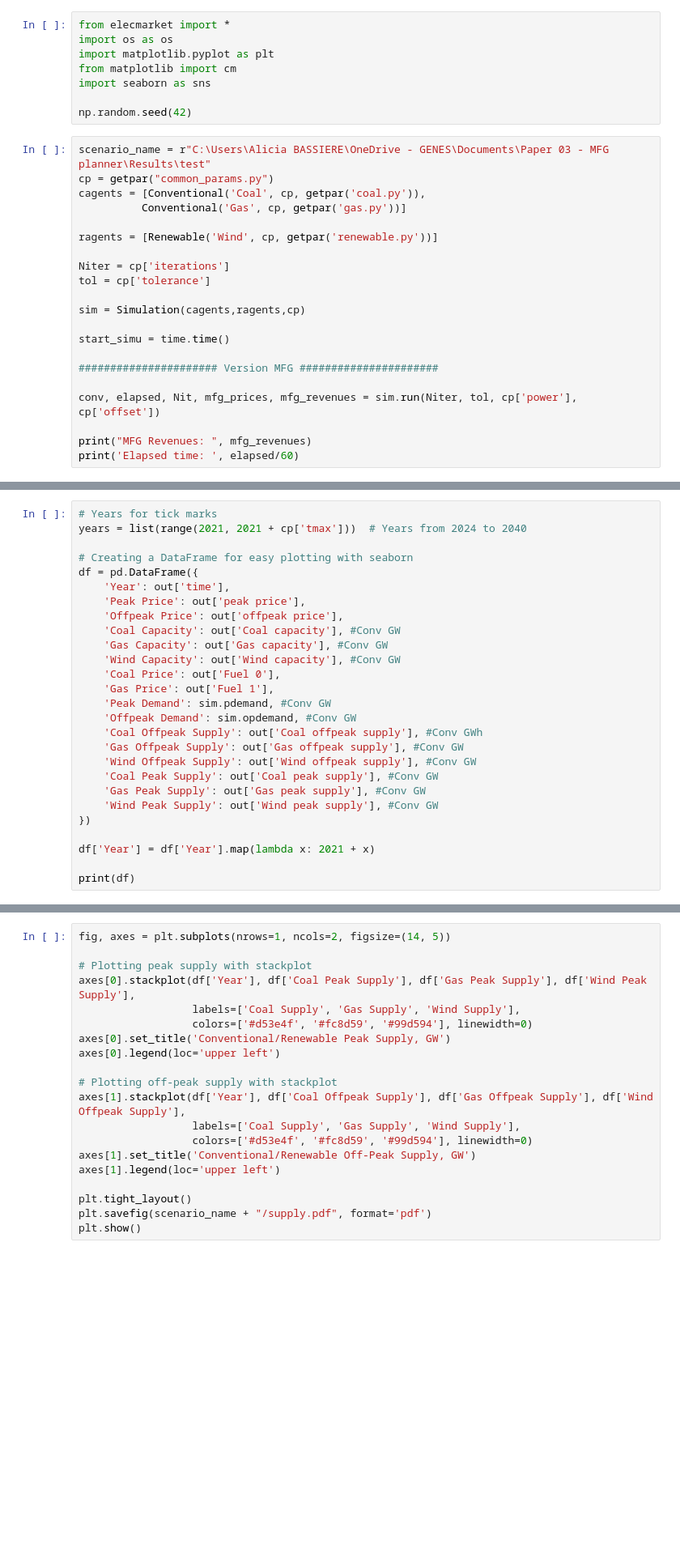
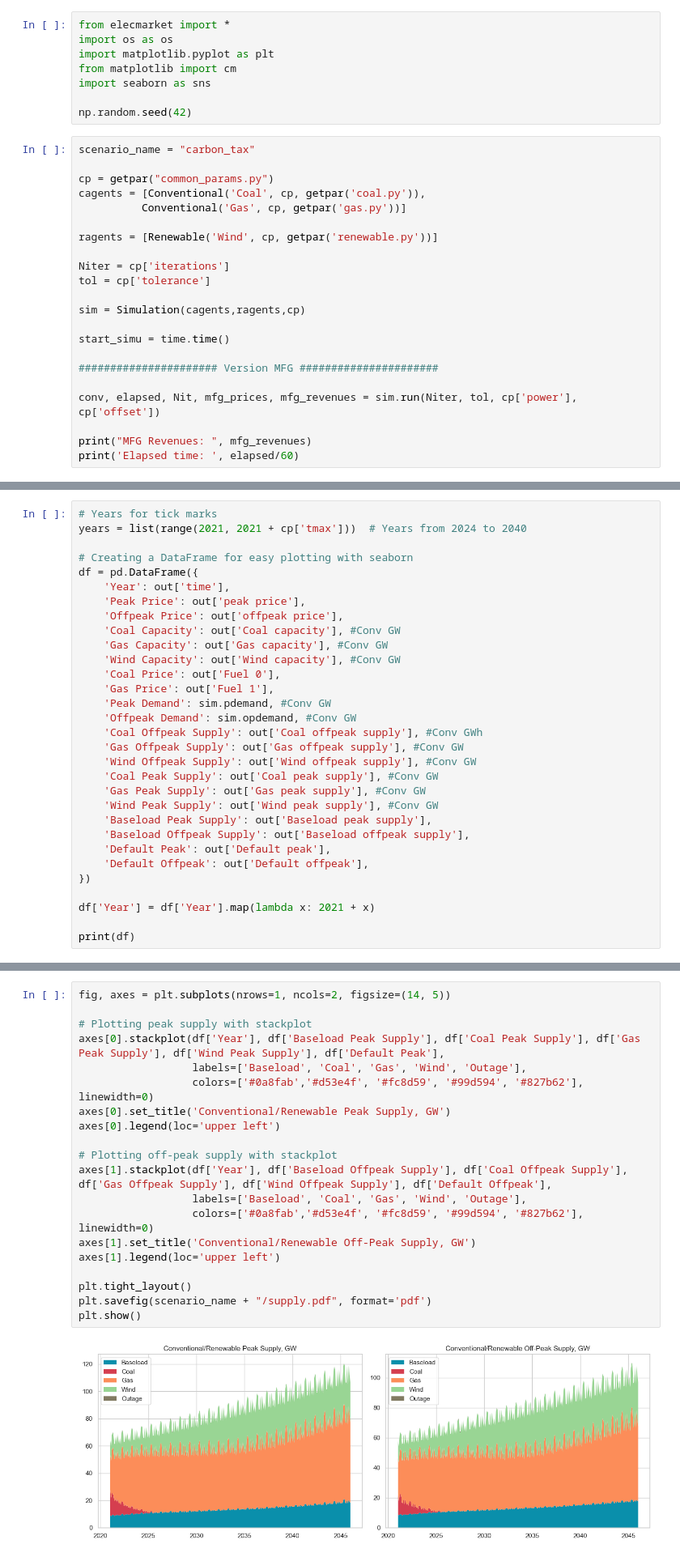
Before and after one commit to aliciabassiere/mfg_elec, a Jupyter notebook: simulation_nb.ipynb, the cells around one changed output, grey strips where cells are left out. Shown: that part at 81% size. Drawn from its saved outputs; the diff is of its cells as text; blank space fills up the shorter version.

```diff
--- a/simulation_nb.ipynb
+++ b/simulation_nb.ipynb
@@ -7,7 +7,8 @@ import seaborn as sns
 
 np.random.seed(42)
 # %%
-scenario_name = r"C:\Users\Alicia BASSIERE\OneDrive - GENES\Documents\Paper 03 - MFG planner\Results\test"
+scenario_name = "carbon_tax"
+
 cp = getpar("common_params.py")
 cagents = [Conventional('Coal', cp, getpar('coal.py')),
           Conventional('Gas', cp, getpar('gas.py'))]
@@ -64,6 +86,10 @@ df = pd.DataFrame({
     'Coal Peak Supply': out['Coal peak supply'], #Conv GW
     'Gas Peak Supply': out['Gas peak supply'], #Conv GW
     'Wind Peak Supply': out['Wind peak supply'], #Conv GW
+    'Baseload Peak Supply': out['Baseload peak supply'],
+    'Baseload Offpeak Supply': out['Baseload offpeak supply'],
+    'Default Peak': out['Default peak'],
+    'Default Offpeak': out['Default offpeak'],
 })
 
 df['Year'] = df['Year'].map(lambda x: 2021 + x)
@@ -134,23 +183,25 @@ plt.show()
 # %%
 fig, axes = plt.subplots(nrows=1, ncols=2, figsize=(14, 5))
 
 # Plotting peak supply with stackplot
-axes[0].stackplot(df['Year'], df['Coal Peak Supply'], df['Gas Peak Supply'], df['Wind Peak Supply'],
-                  labels=['Coal Supply', 'Gas Supply', 'Wind Supply'],
-                  colors=['#d53e4f', '#fc8d59', '#99d594'], linewidth=0)
+axes[0].stackplot(df['Year'], df['Baseload Peak Supply'], df['Coal Peak Supply'], df['Gas Peak Supply'], df['Wind Peak Supply'], df['Default Peak'],
+                  labels=['Baseload', 'Coal', 'Gas', 'Wind', 'Outage'],
+                  colors=['#0a8fab','#d53e4f', '#fc8d59', '#99d594', '#827b62'], linewidth=0)
 axes[0].set_title('Conventional/Renewable Peak Supply, GW')
 axes[0].legend(loc='upper left')
 
 # Plotting off-peak supply with stackplot
-axes[1].stackplot(df['Year'], df['Coal Offpeak Supply'], df['Gas Offpeak Supply'], df['Wind Offpeak Supply'],
-                  labels=['Coal Supply', 'Gas Supply', 'Wind Supply'],
-                  colors=['#d53e4f', '#fc8d59', '#99d594'], linewidth=0)
+axes[1].stackplot(df['Year'], df['Baseload Offpeak Supply'], df['Coal Offpeak Supply'], df['Gas Offpeak Supply'], df['Wind Offpeak Supply'], df['Default Offpeak'],
+                  labels=['Baseload', 'Coal', 'Gas', 'Wind', 'Outage'],
+                  colors=['#0a8fab','#d53e4f', '#fc8d59', '#99d594', '#827b62'], linewidth=0)
 axes[1].set_title('Conventional/Renewable Off-Peak Supply, GW')
 axes[1].legend(loc='upper left')
 
 plt.tight_layout()
 plt.savefig(scenario_name + "/supply.pdf", format='pdf')
 plt.show()
+# %% [output]
+[figure, added]
 # %%
 # print("############### Planner Version ###############")
 #
```
Also changed, not shown: parts of 5 cells of this notebook, 21 other files.
